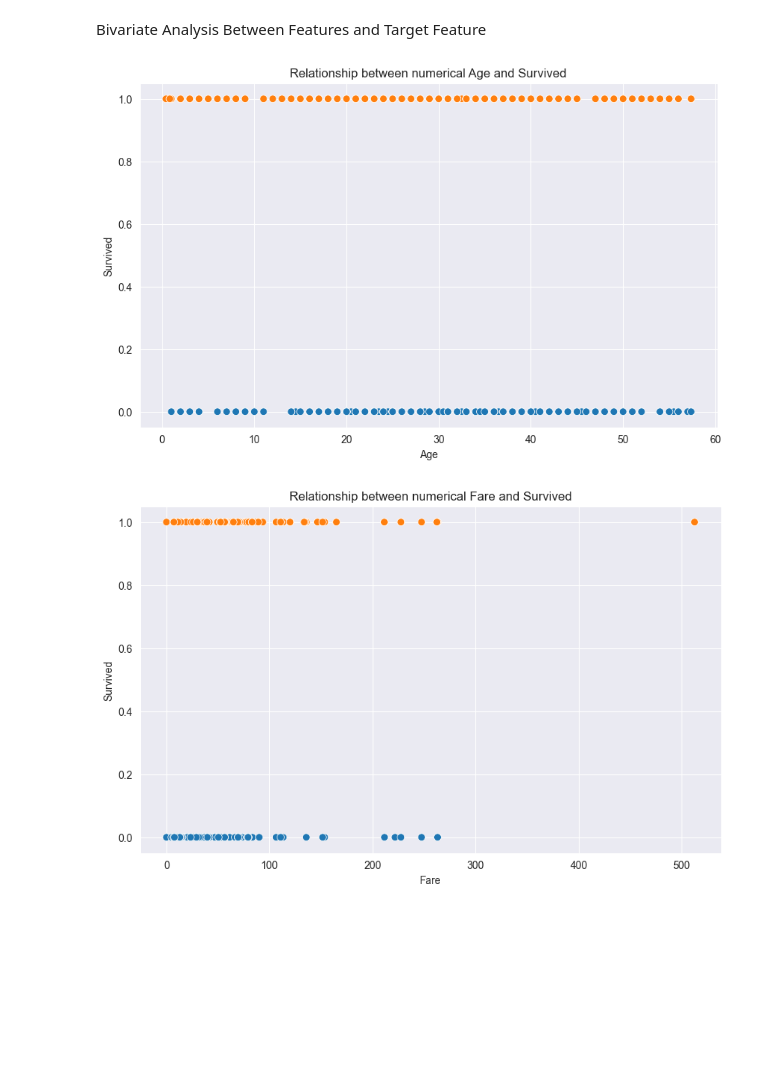
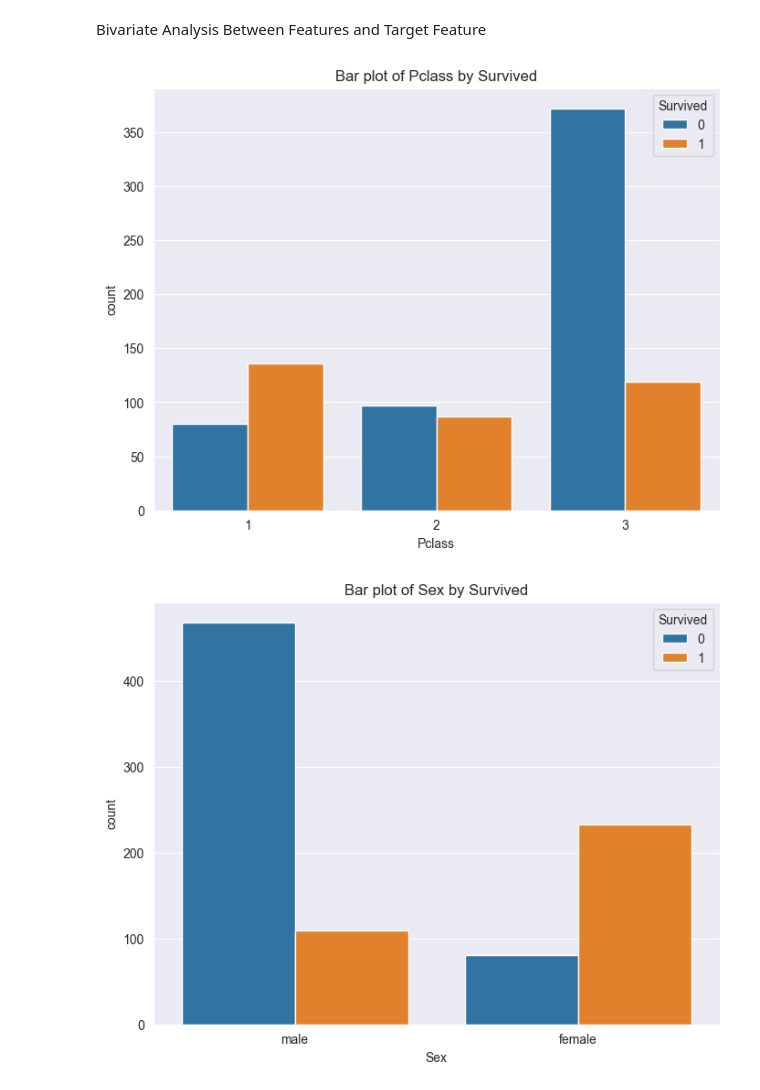
Before and after one commit to serverdaun/titanic_kaggle, a Jupyter notebook: main.ipynb, the cells around one changed output. Saved outputs shown, nothing was run; the diff lists cells and outputs as text; code cells hidden in the pictures; blank space fills up the shorter version.

Commit message:
add bivariate analysis EDA

```diff
--- a/main.ipynb
+++ b/main.ipynb
@@ -340,7 +332,7 @@ Name: count, dtype: int64
 # %% [markdown]
 Outliers in 'Age' column should be capped as they do have weak correspond rate with the survival
 # %%
-df_clean['Age'] = np.where(df['Age'] > age_boundaries[1], age_boundaries[1], df['Age'])
+df_clean['Age'] = np.where(df_clean['Age'] > age_boundaries[1], age_boundaries[1], df_clean['Age'])
 # %% [markdown]
 **Exploratory Data Analysis**
 # %%
@@ -353,8 +345,9 @@ df_clean.head()
 | 3 | 4 | 1 | 1 | Futrelle, Mrs. Jacques Heath (Lil... | female | 35.0 | 1 | 0 | 113803 | 53.1000 | ... |
 | 4 | 5 | 0 | 3 | Allen, Mr. William Henry | male | 35.0 | 0 | 0 | 373450 | 8.0500 | ... |
 # %%
-categorical_features = ['Survived', 'Pclass', 'Sex', 'SibSp', 'Parch', 'cabin_letter_code']
+categorical_features = ['Pclass', 'Sex', 'SibSp', 'Parch', 'cabin_letter_code']
 continuous_features = ['Age', 'Fare']
+target_feature = 'Survived'
 # %% [markdown]
 Univariate Analysis of the Target Feature
 # %%
@@ -376,9 +368,8 @@ for feature in categorical_features:
 # %% [markdown]
 Bivariate Analysis Between Features and Target Feature
 # %%
-for feature in df.columns.tolist():
-    if feature in continuous_features:
-        utils.create_scatter_plot(df=df_clean, feature=feature, target_feature='Survived')
+for feature in categorical_features:
+    utils.create_bivar_bar_plot(df=df_clean, column=feature, target_feature=target_feature)
 # %% [output]
-[figure, old version]
+[figure, new version]
-[figure, old version]
+[figure, new version]
```
Also changed, not shown: parts of 7 cells of this notebook, 1 other file.
